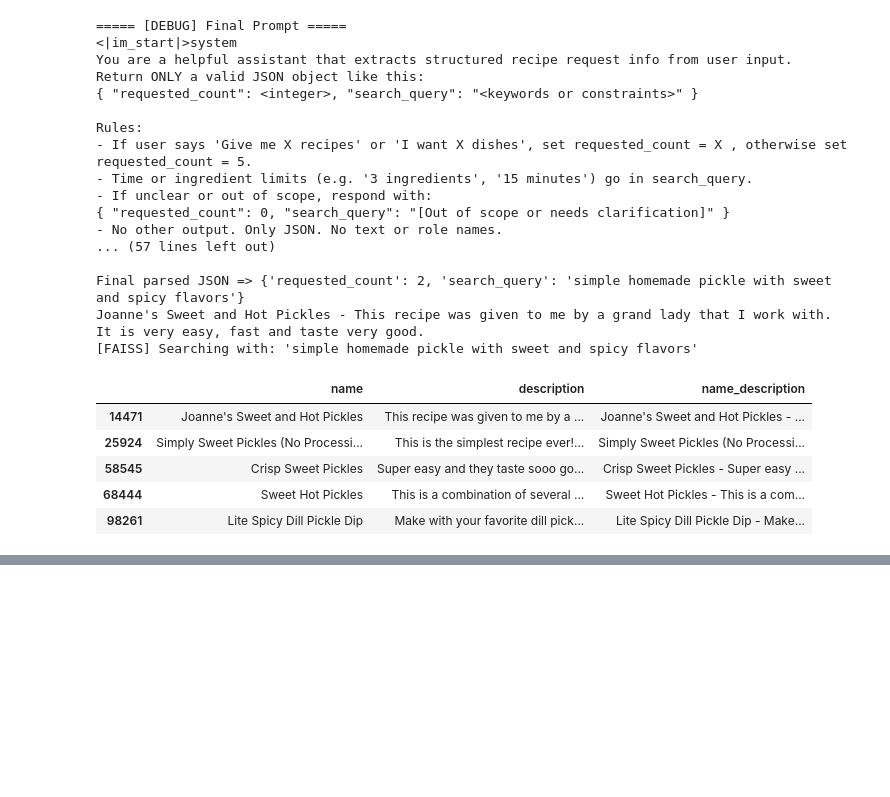
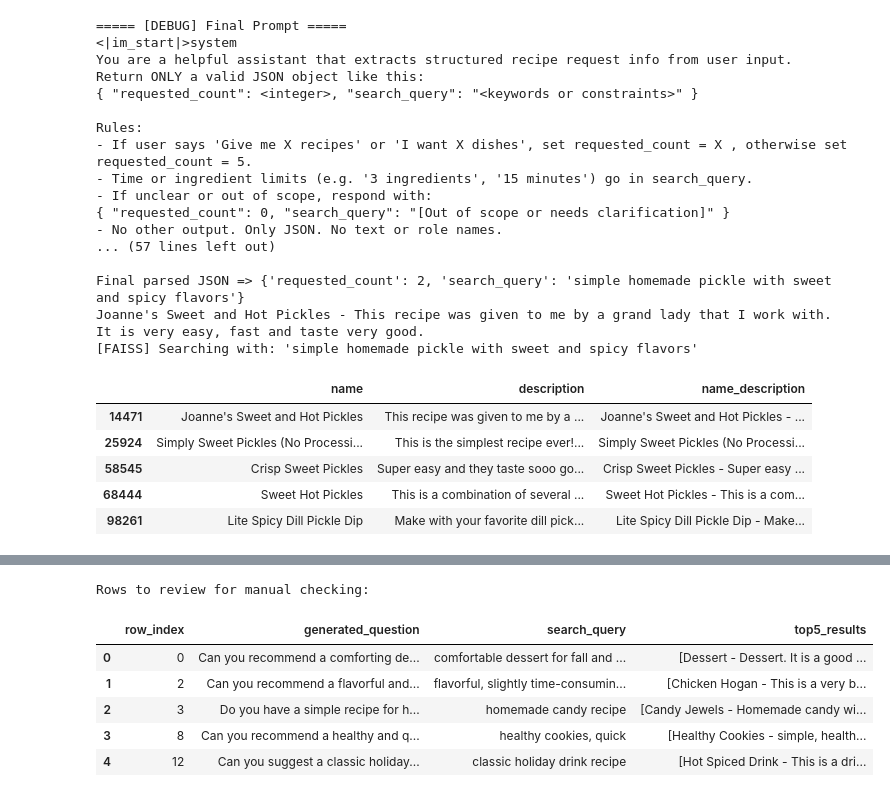
Before and after one commit to turgutcem/reciperesuggestion, a Jupyter notebook: Recipes_Ingredients/qwen-exploration/qwen-0.5B-exploration.ipynb, the cells around one changed output, grey strips where cells are left out. Saved outputs shown, nothing was run; the diff lists cells and outputs as text; code cells hidden in the pictures; blank space fills up the shorter version.

Commit message:
Qwen model exploration and baseline model development

```diff
--- a/Recipes_Ingredients/qwen-exploration/qwen-0.5B-exploration.ipynb
+++ b/Recipes_Ingredients/qwen-exploration/qwen-0.5B-exploration.ipynb
@@ -516,0 +665,30 @@ Joanne's Sweet and Hot Pickles - This recipe was given to me by a grand lady tha
+# %%
+# We can assume that half of the questions were understood and turned into a query properly.
+# Now let's check the other half.
+# Let's collect these "False" rows in a new DataFrame for manual review.
+rows_to_review = questions_df[questions_df["captured_by_qwen"] == False].copy()
+
+# We'll build a list of records for a "review_df"
+review_records = []
+
+for i in rows_to_review.index:
+    question_text = rows_to_review.loc[i, "generated_question"]
+    # We'll parse again in case we need the search query
+    parsed = rephrase_query_for_retrieval_json(question_text)
+    search_q = parsed.get("search_query", "")
+
+    # Retrieve top 5 from FAISS
+    faiss_results = direct_faiss_search(search_q, top_k=5)
+
+    # For clarity, let's store each of the top 5 hits as a dictionary entry,
+    # along with the question.
+    record = {
+        "row_index": i,
+        "generated_question": question_text,
+        "search_query": search_q,
+        "top5_results": faiss_results["name_description"].tolist()
+    }
+    review_records.append(record)
+
+# Convert these records into a DataFrame for manual checking
+review_df = pd.DataFrame(review_records)
@@ -516,0 +713,11 @@ Joanne's Sweet and Hot Pickles - This recipe was given to me by a grand lady tha
+# %%
+print("Rows to review for manual checking:")
+review_df.head()
+# %% [output]
+Rows to review for manual checking:
+|  | row_index | generated_question | search_query | top5_results |
+| 0 | 0 | Can you recommend a comforting de... | comfortable dessert for fall and ... | [Dessert - Dessert. It is a good ... |
+| 1 | 2 | Can you recommend a flavorful and... | flavorful, slightly time-consumin... | [Chicken Hogan - This is a very b... |
+| 2 | 3 | Do you have a simple recipe for h... | homemade candy recipe | [Candy Jewels - Homemade candy wi... |
+| 3 | 8 | Can you recommend a healthy and q... | healthy cookies, quick | [Healthy Cookies - simple, health... |
+| 4 | 12 | Can you suggest a classic holiday... | classic holiday drink recipe | [Hot Spiced Drink - This is a dri... |
```
Also changed, not shown: parts of 19 cells of this notebook.
